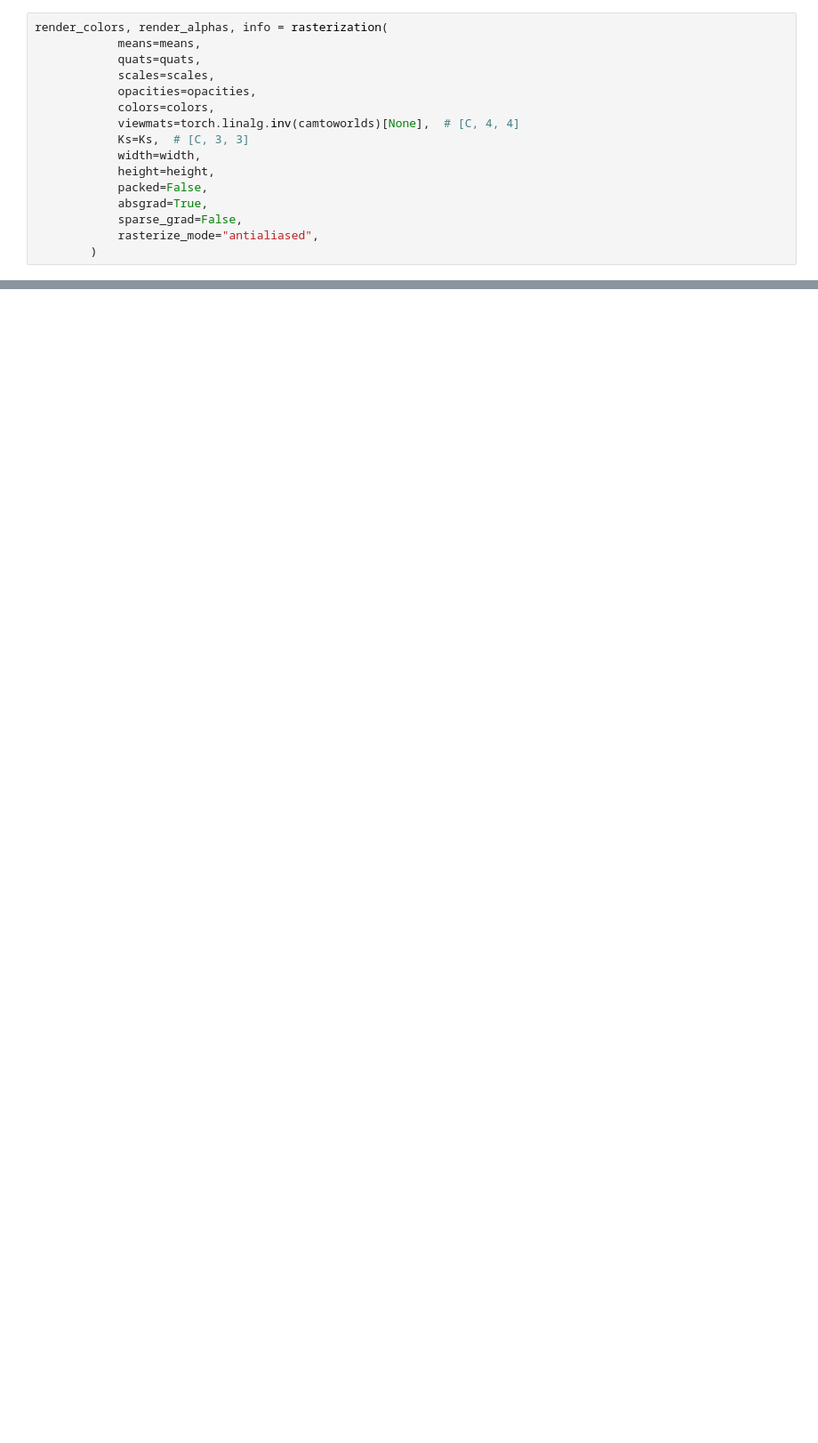
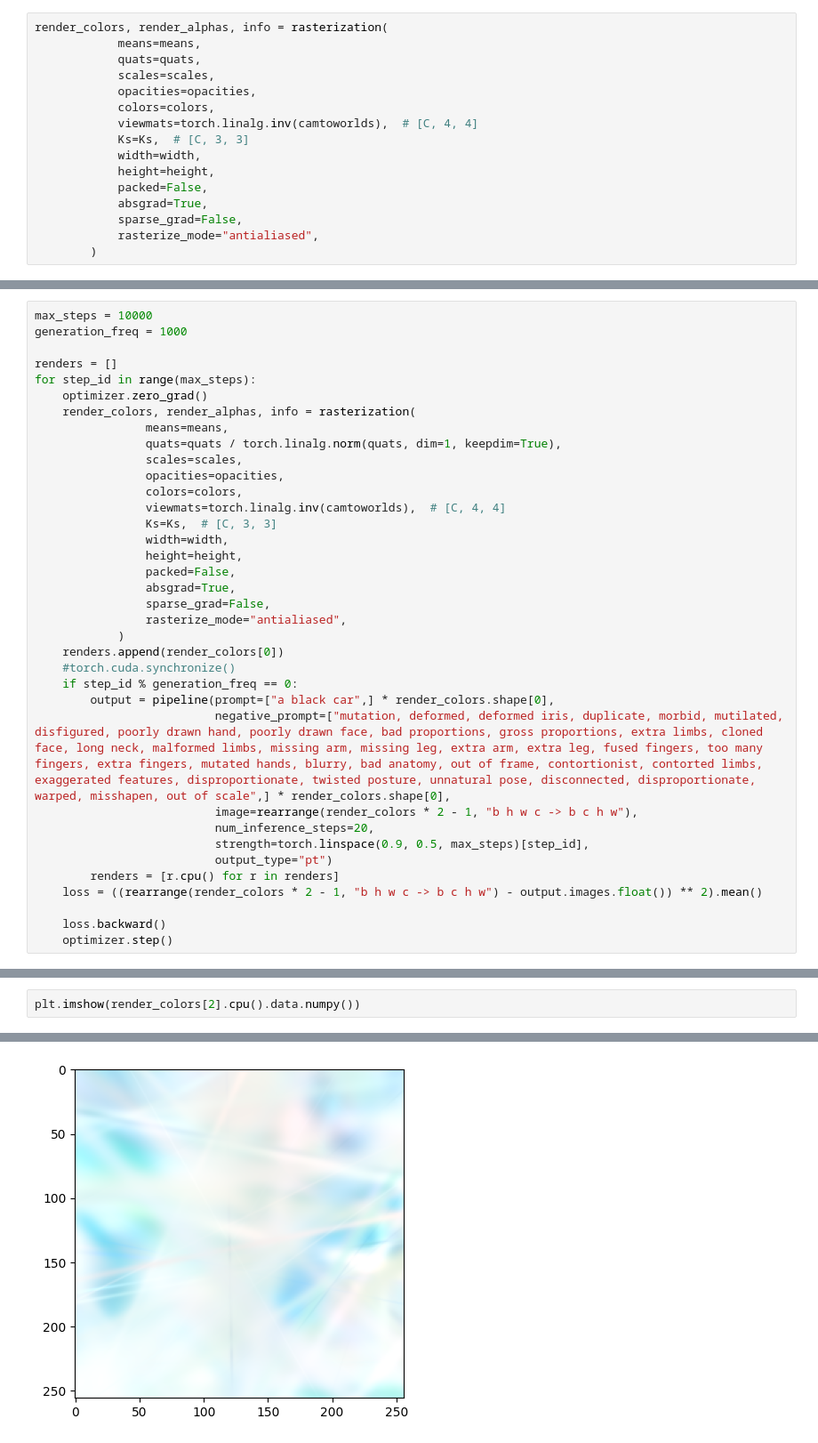
Before and after one commit to belkakari/gsplats-expr, a Jupyter notebook: test.ipynb, the cells around one changed output, grey strips where cells are left out. Shown at 89% size. Cells and saved outputs as stored; diff of their text form; blank space fills up the shorter version.

```diff
--- a/test.ipynb
+++ b/test.ipynb
@@ -40,7 +1228,7 @@ render_colors, render_alphas, info = rasterization(
             scales=scales,
             opacities=opacities,
             colors=colors,
-            viewmats=torch.linalg.inv(camtoworlds)[None],  # [C, 4, 4]
+            viewmats=torch.linalg.inv(camtoworlds),  # [C, 4, 4]
             Ks=Ks,  # [C, 3, 3]
             width=width,
             height=height,
@@ -53,0 +1247,36 @@ AssertionError: torch.Size([4, 4])
+# %%
+max_steps = 10000
+generation_freq = 1000
+
+renders = []
+for step_id in range(max_steps):
+    optimizer.zero_grad()
+    render_colors, render_alphas, info = rasterization(
+                means=means,
+                quats=quats / torch.linalg.norm(quats, dim=1, keepdim=True),
+                scales=scales,
+                opacities=opacities,
+                colors=colors,
+                viewmats=torch.linalg.inv(camtoworlds),  # [C, 4, 4]
+                Ks=Ks,  # [C, 3, 3]
+                width=width,
+                height=height,
+                packed=False,
+                absgrad=True,
+                sparse_grad=False,
+                rasterize_mode="antialiased",
+            )
+    renders.append(render_colors[0])
+    #torch.cuda.synchronize()
+    if step_id % generation_freq == 0:
+        output = pipeline(prompt=["a black car",] * render_colors.shape[0],
+                          negative_prompt=["mutation, deformed, deformed iris, duplicate, morbid, mutilated, disfigured, poorly drawn hand, poorly drawn face, bad proportions, gross proportions, extra limbs, cloned face, long neck, malformed limbs, missing arm, missing leg, extra arm, extra leg, fused fingers, too many fingers, extra fingers, mutated hands, blurry, bad anatomy, out of frame, contortionist, contorted limbs, exaggerated features, disproportionate, twisted posture, unnatural pose, disconnected, disproportionate, warped, misshapen, out of scale",] * render_colors.shape[0],
+                          image=rearrange(render_colors * 2 - 1, "b h w c -> b c h w"),
+                          num_inference_steps=20,
+                          strength=torch.linspace(0.9, 0.5, max_steps)[step_id],
+                          output_type="pt")
+        renders = [r.cpu() for r in renders]
+    loss = ((rearrange(render_colors * 2 - 1, "b h w c -> b c h w") - output.images.float()) ** 2).mean()
+
+    loss.backward()
+    optimizer.step()
@@ -53,0 +1312,3 @@ AssertionError: torch.Size([4, 4])
+# %%
+plt.imshow(render_colors[2].cpu().data.numpy())
+# %% [output]
@@ -53,0 +1317 @@ AssertionError: torch.Size([4, 4])
+[figure, added]
```
Also changed, not shown: parts of 15 cells of this notebook, 4 other files.
